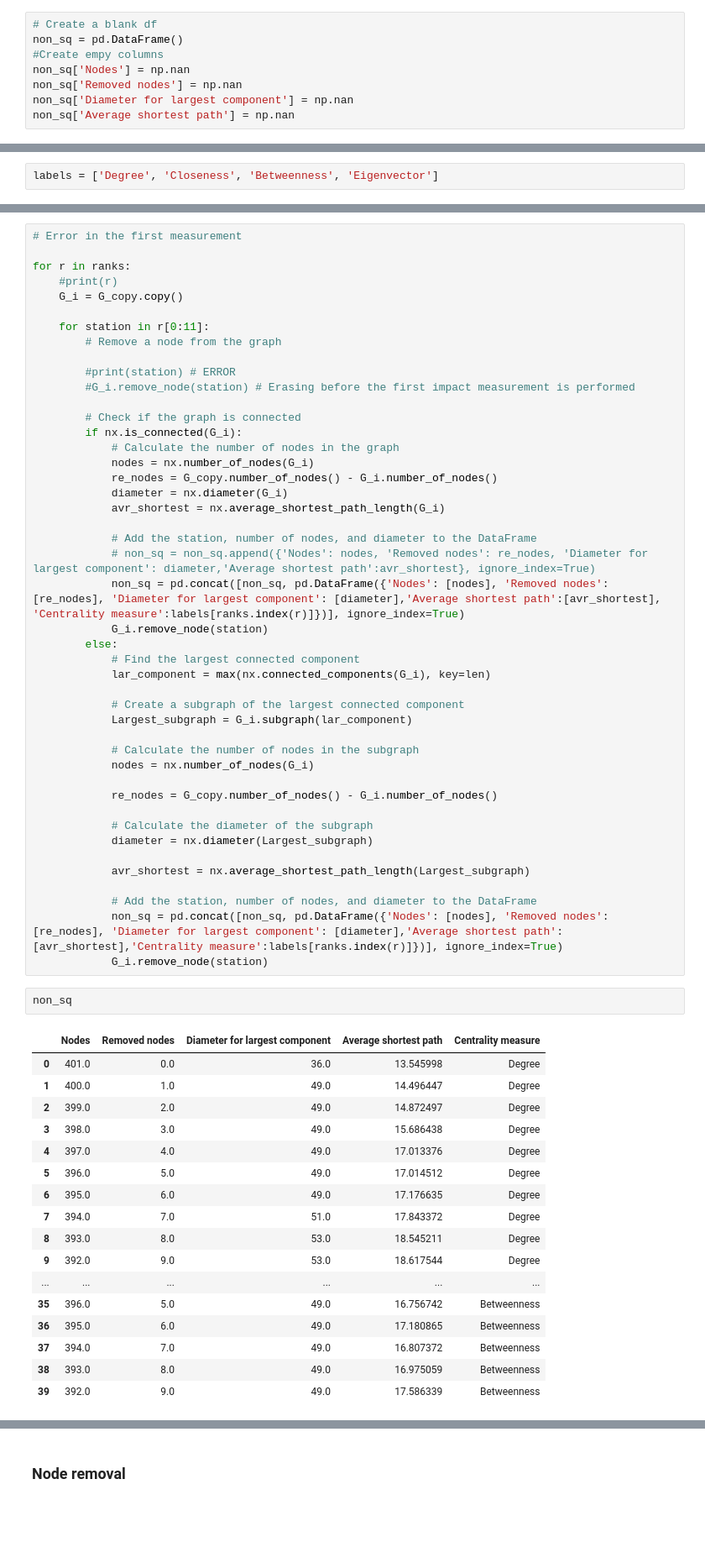
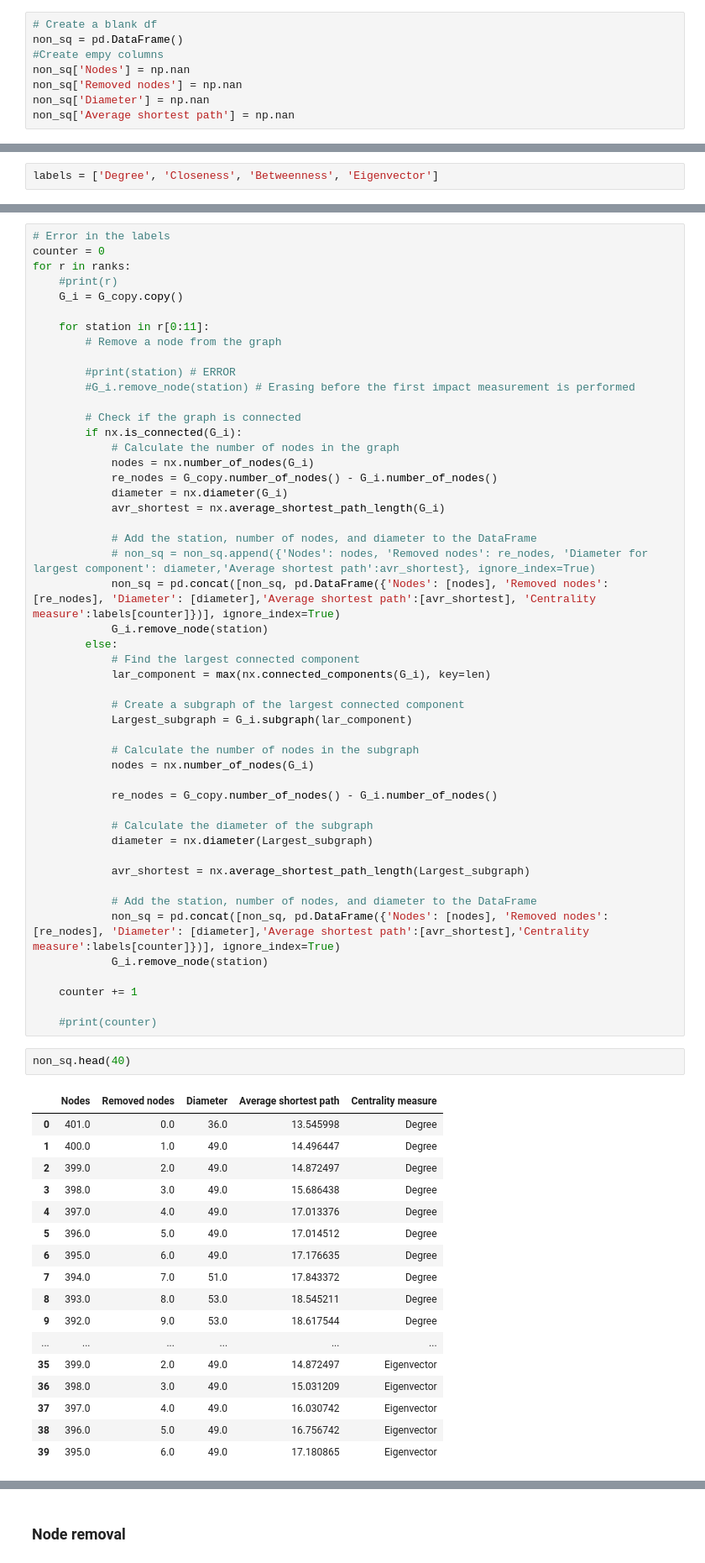
Before and after one commit to rpoandres/US_Assessment, a Jupyter notebook: US_Assessment.ipynb, the cells around one changed output, grey strips where cells are left out. Shown at 84% size. Cells and saved outputs as stored; diff of their text form; blank space fills up the shorter version.

Commit message:
Labels of measurements

```diff
--- a/US_Assessment.ipynb
+++ b/US_Assessment.ipynb
@@ -541,7 +541,7 @@ non_sq = pd.DataFrame()
 #Create empy columns
 non_sq['Nodes'] = np.nan
 non_sq['Removed nodes'] = np.nan
-non_sq['Diameter for largest component'] = np.nan
+non_sq['Diameter'] = np.nan
 non_sq['Average shortest path'] = np.nan
 # %% [markdown]
 **Loop that changes copy of network and labels in reuslts df**
@@ -590,6 +552,6 @@ labels = ['Degree', 'Closeness', 'Betweenness', 'Eigenvector']
 # %%
-# Error in the first measurement
-
+# Error in the labels
+counter = 0
 for r in ranks:
     #print(r)
     G_i = G_copy.copy()
@@ -610,7 +572,7 @@ for r in ranks:
 
             # Add the station, number of nodes, and diameter to the DataFrame
             # non_sq = non_sq.append({'Nodes': nodes, 'Removed nodes': re_nodes, 'Diameter for largest component': diameter,'Average shortest path':avr_shortest}, ignore_index=True)
-            non_sq = pd.concat([non_sq, pd.DataFrame({'Nodes': [nodes], 'Removed nodes': [re_nodes], 'Diameter for largest component': [diameter],'Average shortest path':[avr_shortest], 'Centrality measure':labels[ranks.index(r)]})], ignore_index=True)
+            non_sq = pd.concat([non_sq, pd.DataFrame({'Nodes': [nodes], 'Removed nodes': [re_nodes], 'Diameter': [diameter],'Average shortest path':[avr_shortest], 'Centrality measure':labels[counter]})], ignore_index=True)
             G_i.remove_node(station)
         else:
             # Find the largest connected component
@@ -630,12 +592,16 @@ for r in ranks:
             avr_shortest = nx.average_shortest_path_length(Largest_subgraph)
 
             # Add the station, number of nodes, and diameter to the DataFrame
-            non_sq = pd.concat([non_sq, pd.DataFrame({'Nodes': [nodes], 'Removed nodes': [re_nodes], 'Diameter for largest component': [diameter],'Average shortest path':[avr_shortest],'Centrality measure':labels[ranks.index(r)]})], ignore_index=True)
+            non_sq = pd.concat([non_sq, pd.DataFrame({'Nodes': [nodes], 'Removed nodes': [re_nodes], 'Diameter': [diameter],'Average shortest path':[avr_shortest],'Centrality measure':labels[counter]})], ignore_index=True)
             G_i.remove_node(station)
+
+    counter += 1
+
+    #print(counter)
 # %%
-non_sq
+non_sq.head(40)
 # %% [output]
-|  | Nodes | Removed nodes | Diameter for largest component | Average shortest path | Centrality measure |
+|  | Nodes | Removed nodes | Diameter | Average shortest path | Centrality measure |
 | 0 | 401.0 | 0.0 | 36.0 | 13.545998 | Degree |
 | 1 | 400.0 | 1.0 | 49.0 | 14.496447 | Degree |
 | 2 | 399.0 | 2.0 | 49.0 | 14.872497 | Degree |
@@ -647,8 +613,8 @@ non_sq
 | 8 | 393.0 | 8.0 | 53.0 | 18.545211 | Degree |
 | 9 | 392.0 | 9.0 | 53.0 | 18.617544 | Degree |
 | ... | ... | ... | ... | ... | ... |
-| 35 | 396.0 | 5.0 | 49.0 | 16.756742 | Betweenness |
-| 36 | 395.0 | 6.0 | 49.0 | 17.180865 | Betweenness |
-| 37 | 394.0 | 7.0 | 49.0 | 16.807372 | Betweenness |
-| 38 | 393.0 | 8.0 | 49.0 | 16.975059 | Betweenness |
-| 39 | 392.0 | 9.0 | 49.0 | 17.586339 | Betweenness |
+| 35 | 399.0 | 2.0 | 49.0 | 14.872497 | Eigenvector |
+| 36 | 398.0 | 3.0 | 49.0 | 15.031209 | Eigenvector |
+| 37 | 397.0 | 4.0 | 49.0 | 16.030742 | Eigenvector |
+| 38 | 396.0 | 5.0 | 49.0 | 16.756742 | Eigenvector |
+| 39 | 395.0 | 6.0 | 49.0 | 17.180865 | Eigenvector |
```
Also changed, not shown: parts of 4 cells of this notebook.
